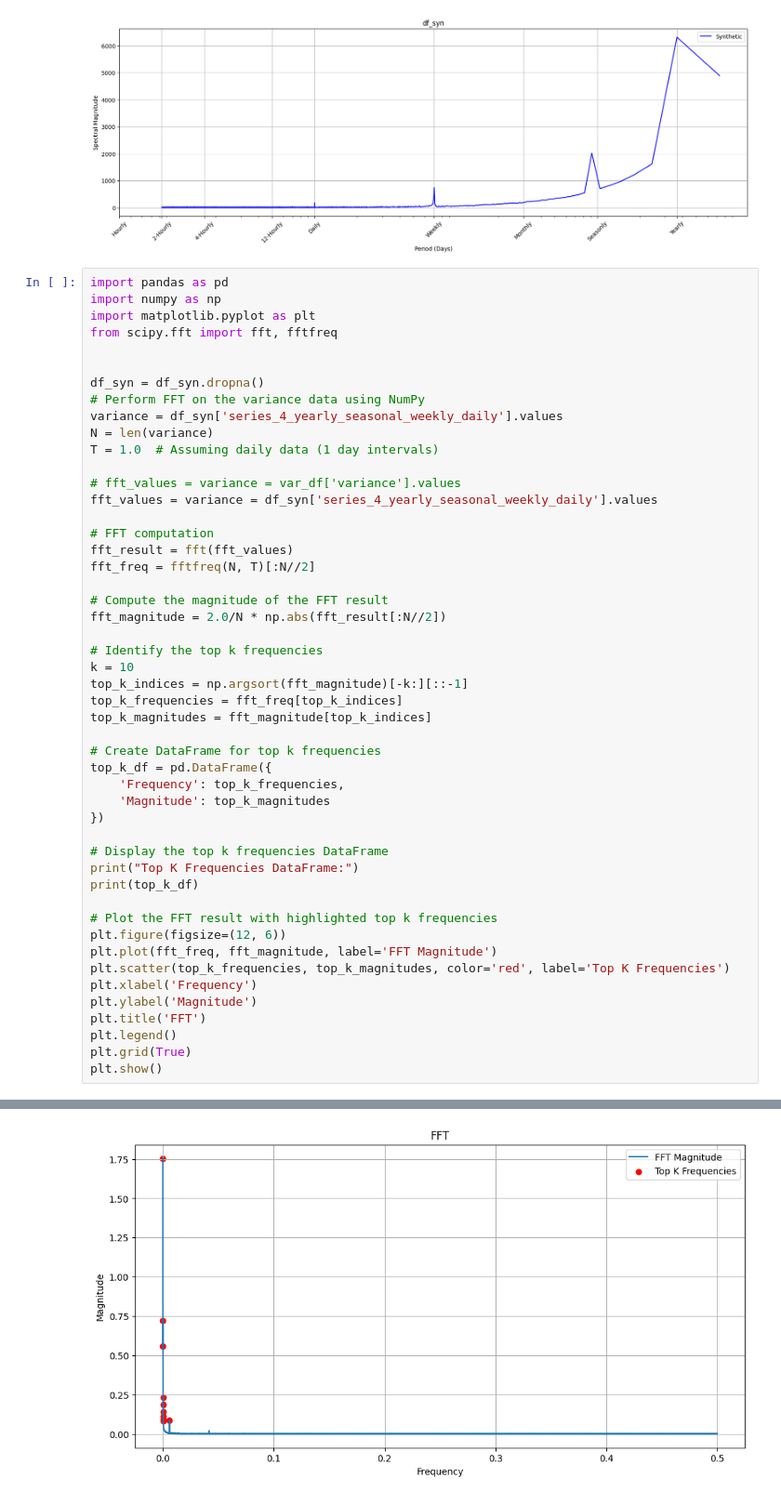
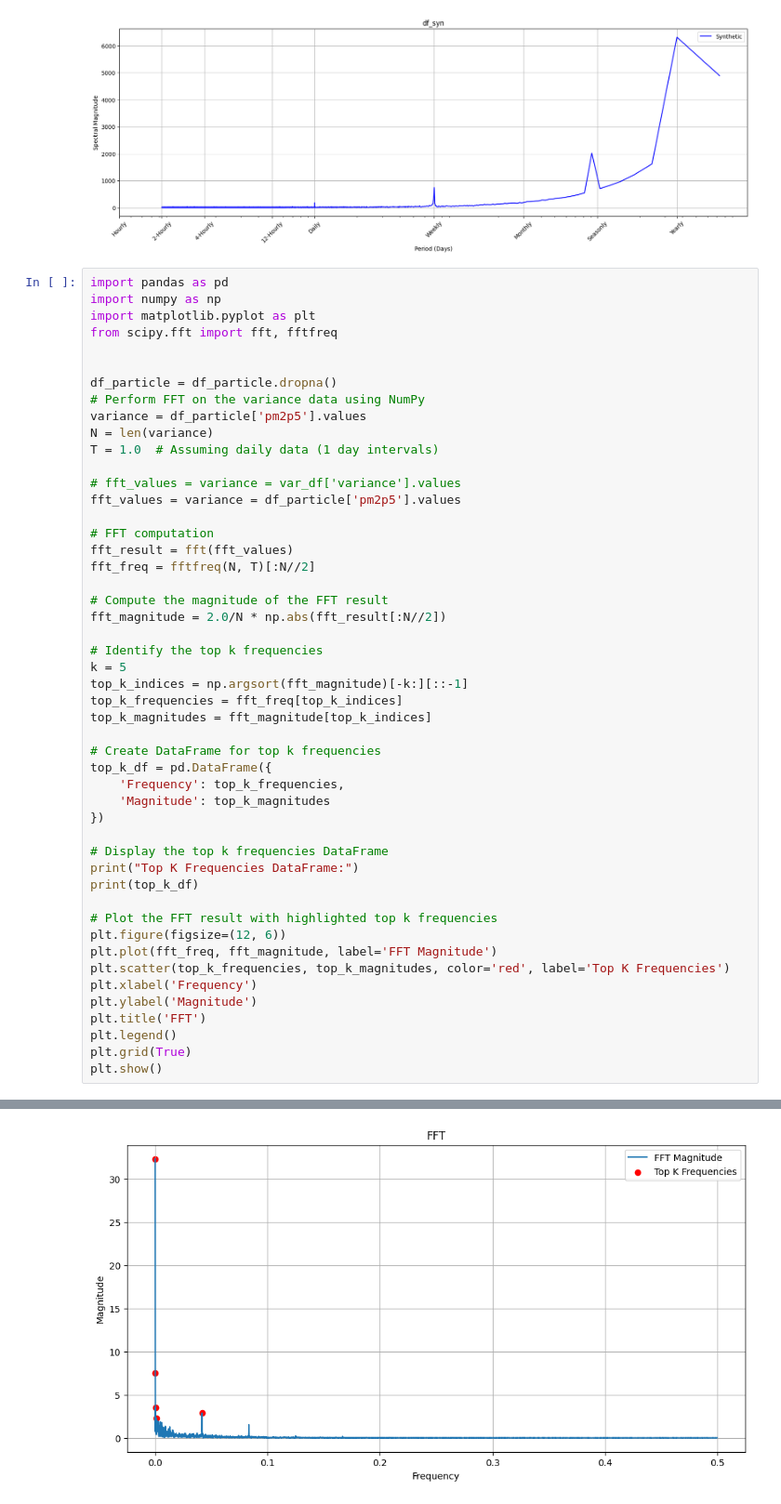
Before and after one commit to baliant/Thesis, a Jupyter notebook: FourierTransformation.ipynb, the cells around one changed output, grey strips where cells are left out. Shown at 93% size. Saved outputs shown, nothing was run; the diff lists cells and outputs as text.

```diff
--- a/FourierTransformation.ipynb
+++ b/FourierTransformation.ipynb
@@ -155,14 +155,14 @@ import matplotlib.pyplot as plt
 from scipy.fft import fft, fftfreq
 
 
-df_syn = df_syn.dropna()
+df_particle = df_particle.dropna()
 # Perform FFT on the variance data using NumPy
-variance = df_syn['series_4_yearly_seasonal_weekly_daily'].values
+variance = df_particle['pm2p5'].values
 N = len(variance)
 T = 1.0  # Assuming daily data (1 day intervals)
 
 # fft_values = variance = var_df['variance'].values
-fft_values = variance = df_syn['series_4_yearly_seasonal_weekly_daily'].values
+fft_values = variance = df_particle['pm2p5'].values
 
 # FFT computation
 fft_result = fft(fft_values)
@@ -172,7 +172,7 @@ fft_freq = fftfreq(N, T)[:N//2]
 fft_magnitude = 2.0/N * np.abs(fft_result[:N//2])
 
 # Identify the top k frequencies
-k = 10
+k = 5
 top_k_indices = np.argsort(fft_magnitude)[-k:][::-1]
 top_k_frequencies = fft_freq[top_k_indices]
 top_k_magnitudes = fft_magnitude[top_k_indices]
@@ -213 +208 @@ Top K Frequencies DataFrame:
-[figure, old version]
+[figure, new version]
```
Also changed, not shown: parts of 1 cell of this notebook.
